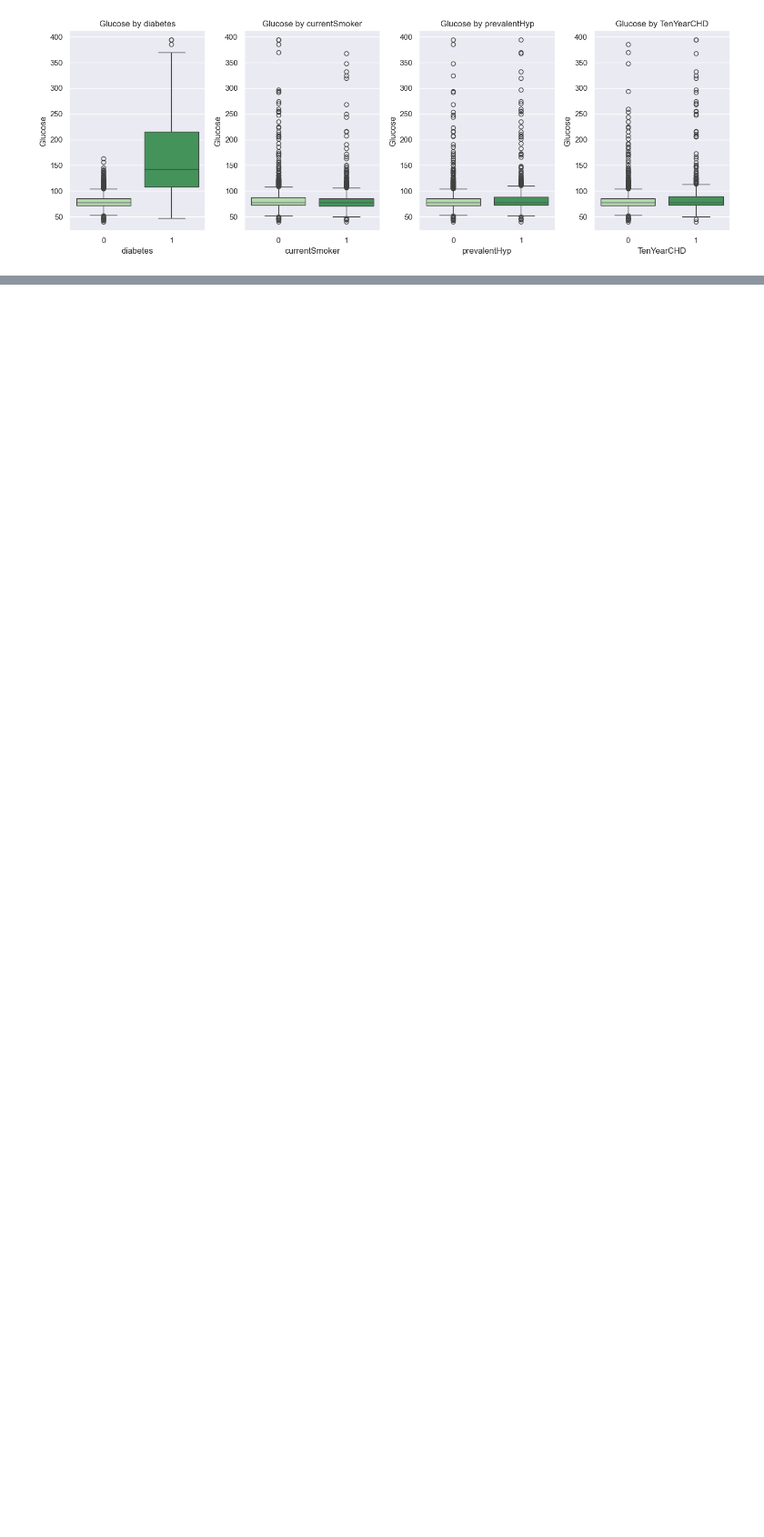
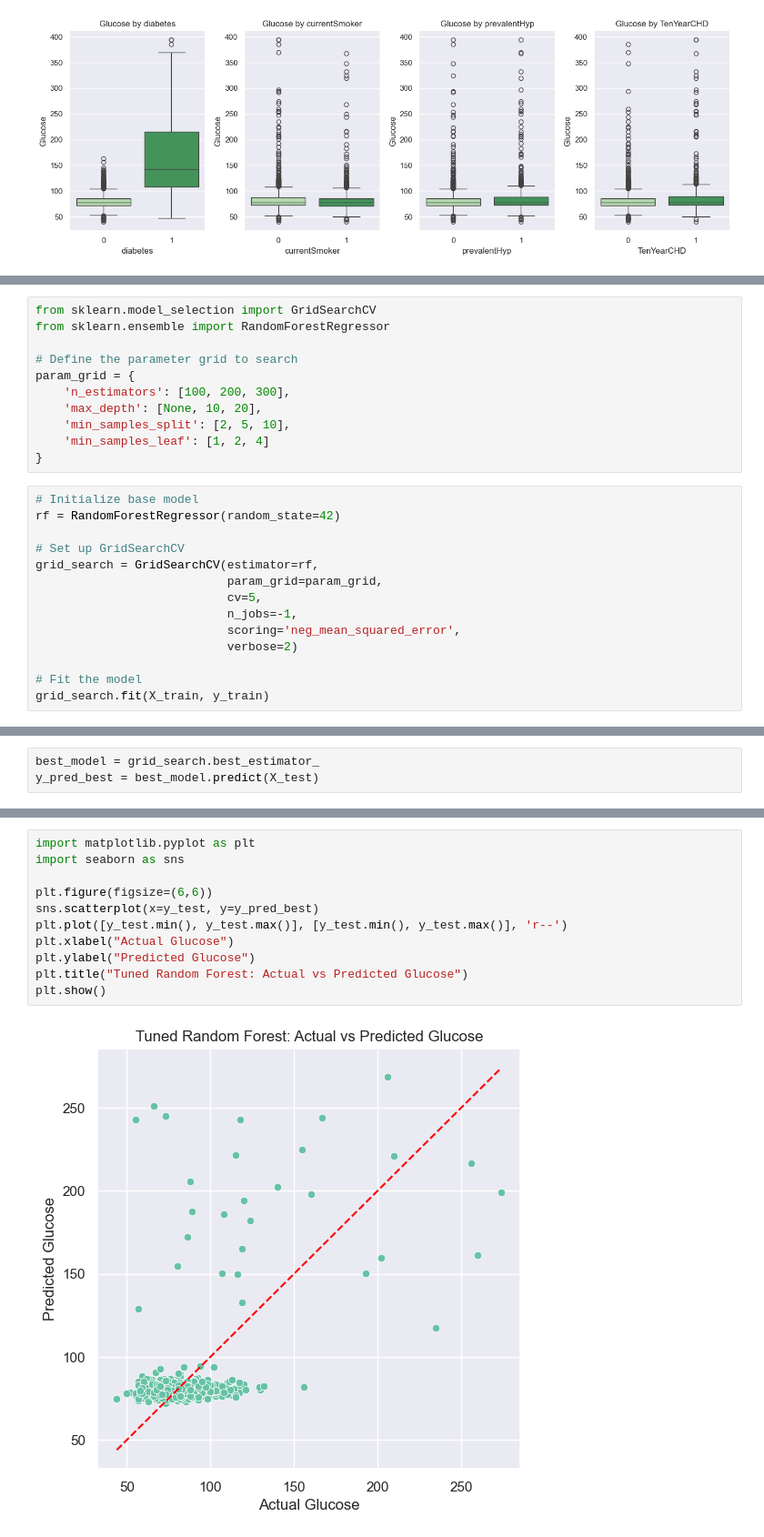
Before and after one commit to jboiie/GlucoseLevelPrediction, a Jupyter notebook: Glucose_Prediction_Summary (1).ipynb, the cells around one changed output, grey strips where cells are left out. Shown at 91% size. Drawn from its saved outputs; the diff is of its cells as text; blank space fills up the shorter version.

```diff
--- a/Glucose_Prediction_Summary (1).ipynb
+++ b/Glucose_Prediction_Summary (1).ipynb
@@ -168,0 +296,25 @@ Passing `palette` without assigning `hue` is deprecated and will be removed in v
+# %%
+from sklearn.model_selection import GridSearchCV
+from sklearn.ensemble import RandomForestRegressor
+
+# Define the parameter grid to search
+param_grid = {
+    'n_estimators': [100, 200, 300],
+    'max_depth': [None, 10, 20],
+    'min_samples_split': [2, 5, 10],
+    'min_samples_leaf': [1, 2, 4]
+}
+# %%
+# Initialize base model
+rf = RandomForestRegressor(random_state=42)
+
+# Set up GridSearchCV
+grid_search = GridSearchCV(estimator=rf,
+                           param_grid=param_grid,
+                           cv=5,
+                           n_jobs=-1,
+                           scoring='neg_mean_squared_error',
+                           verbose=2)
+
+# Fit the model
+grid_search.fit(X_train, y_train)
@@ -168,0 +329,3 @@ Passing `palette` without assigning `hue` is deprecated and will be removed in v
+# %%
+best_model = grid_search.best_estimator_
+y_pred_best = best_model.predict(X_test)
@@ -168,0 +350,13 @@ Passing `palette` without assigning `hue` is deprecated and will be removed in v
+# %%
+import matplotlib.pyplot as plt
+import seaborn as sns
+
+plt.figure(figsize=(6,6))
+sns.scatterplot(x=y_test, y=y_pred_best)
+plt.plot([y_test.min(), y_test.max()], [y_test.min(), y_test.max()], 'r--')
+plt.xlabel("Actual Glucose")
+plt.ylabel("Predicted Glucose")
+plt.title("Tuned Random Forest: Actual vs Predicted Glucose")
+plt.show()
+# %% [output]
+[figure, added]
```
Also changed, not shown: parts of 16 cells of this notebook.
